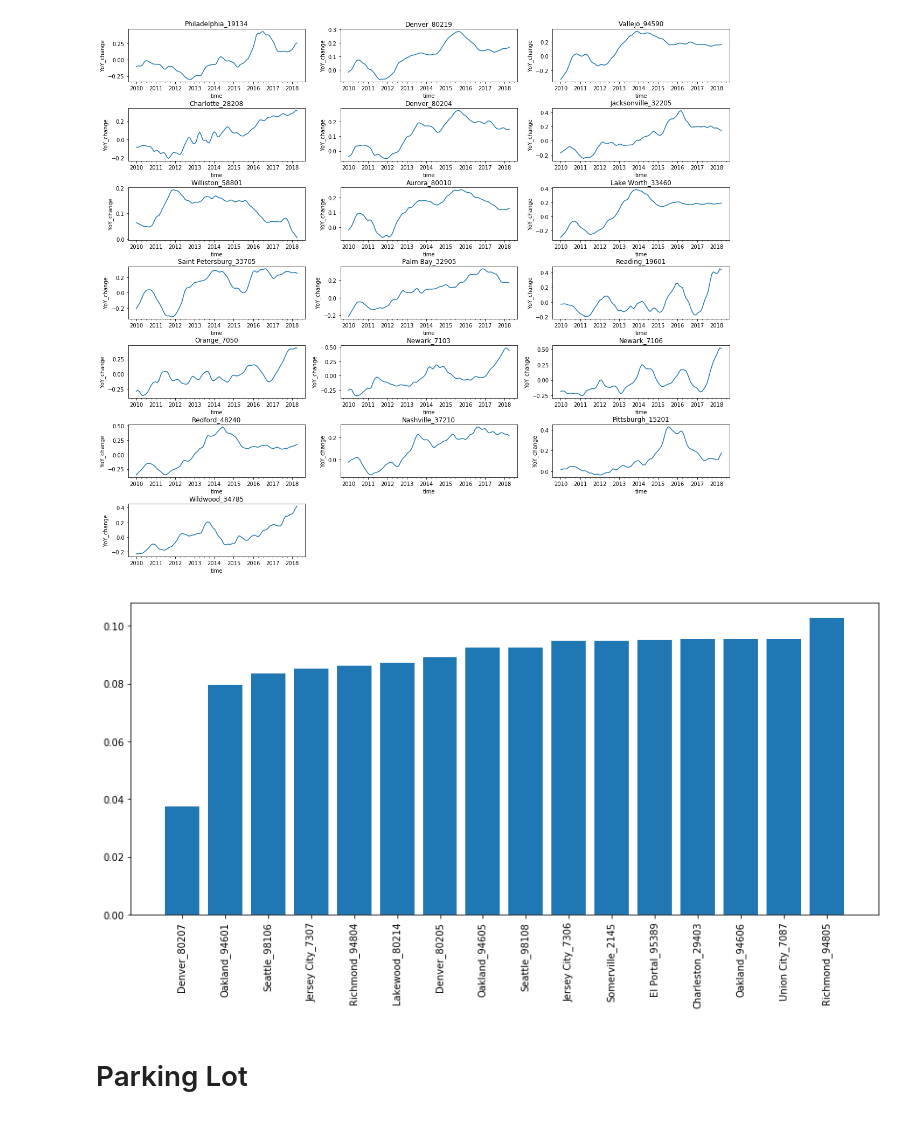
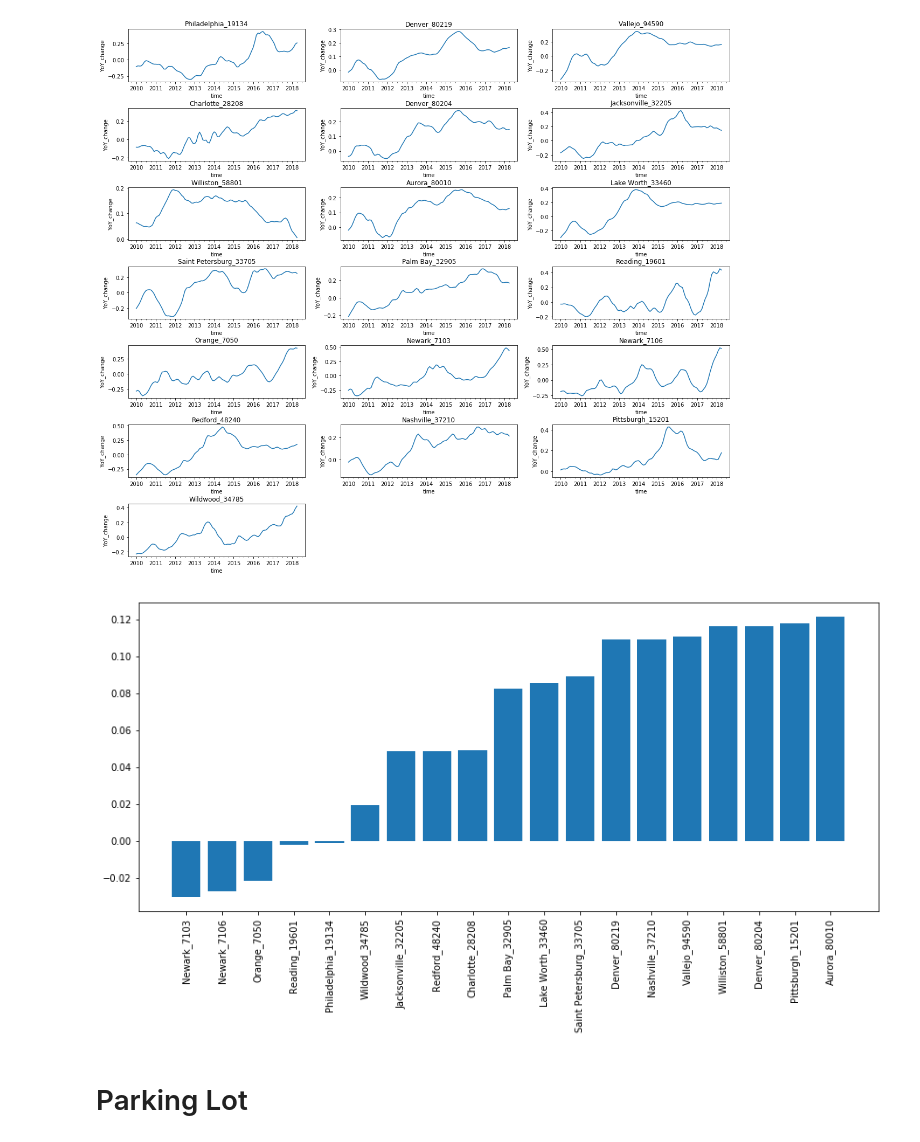
Before and after one commit to rab175/dsc-mod-4-project-online-ds-pt-071519, a Jupyter notebook: Mod 4 Project Notebook.ipynb, the cells around one changed output. Cells and saved outputs as stored; diff of their text form; code cells hidden in the pictures.

```diff
--- a/Mod 4 Project Notebook.ipynb
+++ b/Mod 4 Project Notebook.ipynb
@@ -525,13 +525,13 @@ def YoY_change(ts_dict):
 def avg_YoY_change(ts_dict):
     avg_YoY = []
 
-    for v in list_test:
-        avg = list_test[v]['YoY_change'].mean()
+    for v in ts_dict:
+        avg = ts_dict[v]['YoY_change'].mean()
         avg_YoY.append(avg)
 
     city_names = list(ts_dict.keys())
     avg_YoY = list(zip(city_names, avg_YoY))
-    return avg_YoY
+    return sorted(avg_YoY, key=lambda x: x[1])
 # %%
 def plot_avg_YoY(ts_dict):
     avgs = avg_YoY_change(ts_dict)
@@ -740,8 +740,8 @@ plot_time_series(top_low_ts, 'YoY_change')
 # %% [output]
 [figure]
 # %%
-plot_avg_YoY(top_med_ts)
+plot_avg_YoY(top_low_ts)
 # %% [output]
-[figure, old version]
+[figure, new version]
 # %% [markdown]
 # Parking Lot
```
Also changed, not shown: parts of 7 cells of this notebook.
